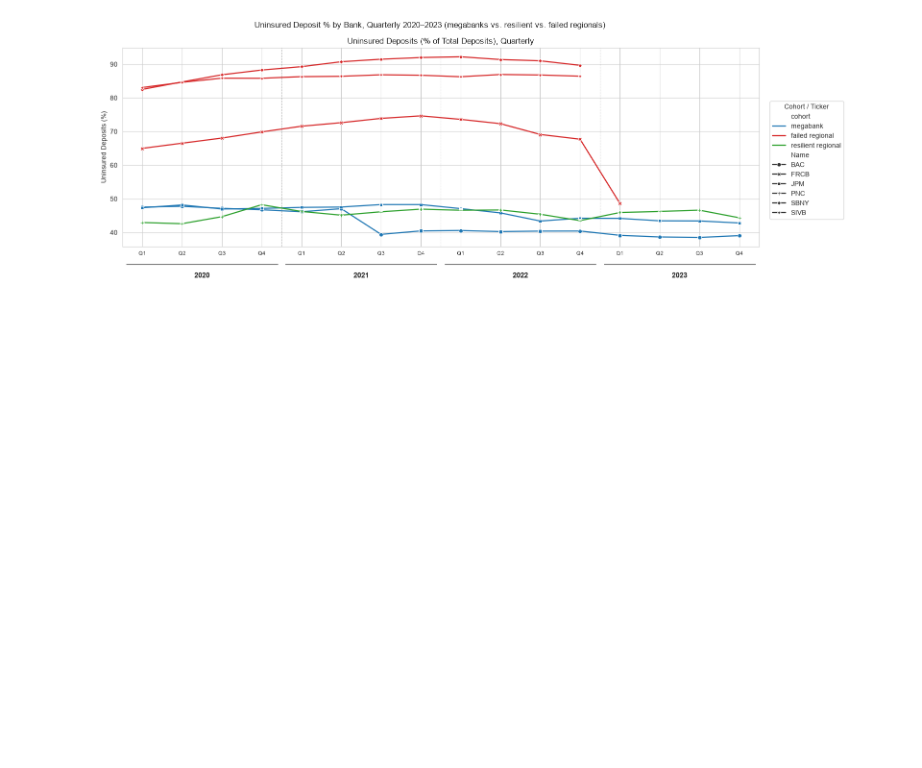
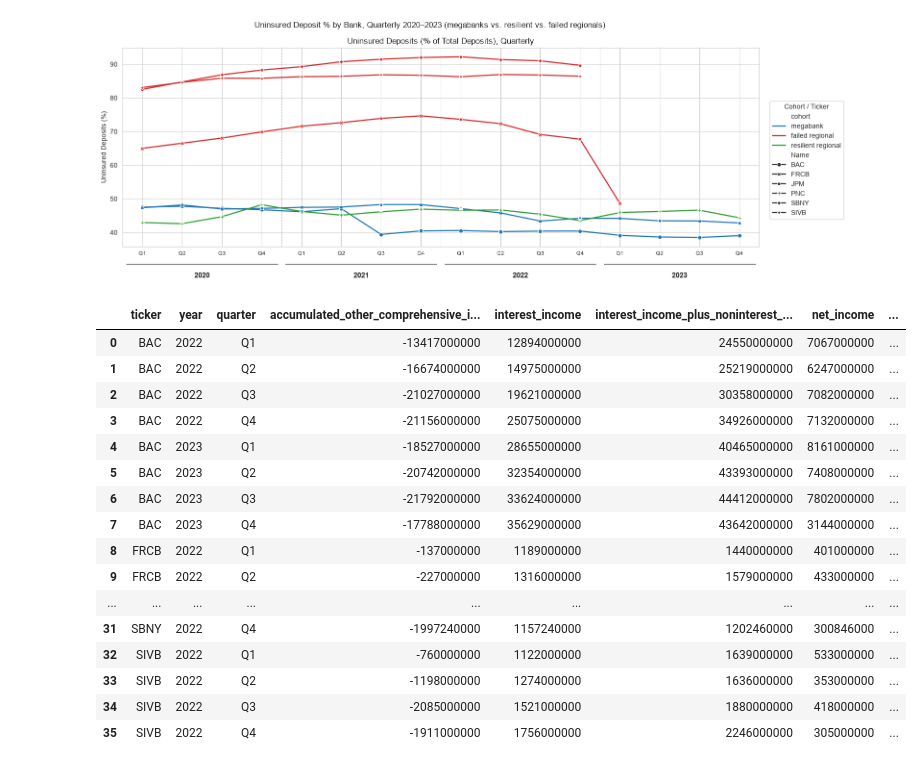
Before and after one commit to odrive881/bank-failure-analysis, a Jupyter notebook: data_analysis.ipynb, the cells around one changed output. Saved outputs shown, nothing was run; the diff lists cells and outputs as text; code cells hidden in the pictures; blank space fills up the shorter version.

```diff
--- a/data_analysis.ipynb
+++ b/data_analysis.ipynb
@@ -879,3 +873,22 @@ plt.subplots_adjust(bottom=0.2)
 plt.show()
 # %% [output]
 [figure]
+# %%
+# Creating a 10-Q quarterly dataframe.
+quarterly_data = pd.read_parquet("data/processed/processed_dataframes/DataframeLongQuarterly.parquet")
+
+# Assigning tickers to company names for more readability and easier JOINs.
+bank_tickers = {
+    "BANK OF AMERICA CORP": "BAC",
+    "First Republic Bank": "FRCB",
+    "JPMORGAN CHASE & CO": "JPM",
+    "PNC FINANCIAL SERVICES GROUP, INC.": "PNC",
+    "Signature Bank": "SBNY",
+    "SVB Financial Group": "SIVB",
+}
+quarterly_data["ticker"] = quarterly_data["company_name"].map(bank_tickers)
+
+# Filtering and Cleaning.
+quarterly_data = quarterly_data.loc[(quarterly_data["year"] >= 2022)] # filtering to recent (2022 to 2023) scope
+quarterly_data = quarterly_data.reset_index()
+quarterly_data = quarterly_data.drop(columns=["index"]) # dropping leftover column
@@ -881,0 +914,20 @@ plt.show()
+# %%
+quarterly_complete
+# %% [output]
+|  | ticker | year | quarter | accumulated_other_comprehensive_i... | interest_income | interest_income_plus_noninterest_... | net_income | ... |
+| 0 | BAC | 2022 | Q1 | -13417000000 | 12894000000 | 24550000000 | 7067000000 | ... |
+| 1 | BAC | 2022 | Q2 | -16674000000 | 14975000000 | 25219000000 | 6247000000 | ... |
+| 2 | BAC | 2022 | Q3 | -21027000000 | 19621000000 | 30358000000 | 7082000000 | ... |
+| 3 | BAC | 2022 | Q4 | -21156000000 | 25075000000 | 34926000000 | 7132000000 | ... |
+| 4 | BAC | 2023 | Q1 | -18527000000 | 28655000000 | 40465000000 | 8161000000 | ... |
+| 5 | BAC | 2023 | Q2 | -20742000000 | 32354000000 | 43393000000 | 7408000000 | ... |
+| 6 | BAC | 2023 | Q3 | -21792000000 | 33624000000 | 44412000000 | 7802000000 | ... |
+| 7 | BAC | 2023 | Q4 | -17788000000 | 35629000000 | 43642000000 | 3144000000 | ... |
+| 8 | FRCB | 2022 | Q1 | -137000000 | 1189000000 | 1440000000 | 401000000 | ... |
+| 9 | FRCB | 2022 | Q2 | -227000000 | 1316000000 | 1579000000 | 433000000 | ... |
+| ... | ... | ... | ... | ... | ... | ... | ... | ... |
+| 31 | SBNY | 2022 | Q4 | -1997240000 | 1157240000 | 1202460000 | 300846000 | ... |
+| 32 | SIVB | 2022 | Q1 | -760000000 | 1122000000 | 1639000000 | 533000000 | ... |
+| 33 | SIVB | 2022 | Q2 | -1198000000 | 1274000000 | 1636000000 | 353000000 | ... |
+| 34 | SIVB | 2022 | Q3 | -2085000000 | 1521000000 | 1880000000 | 418000000 | ... |
+| 35 | SIVB | 2022 | Q4 | -1911000000 | 1756000000 | 2246000000 | 305000000 | ... |
```
Also changed, not shown: parts of 19 cells of this notebook, 8 other files.
